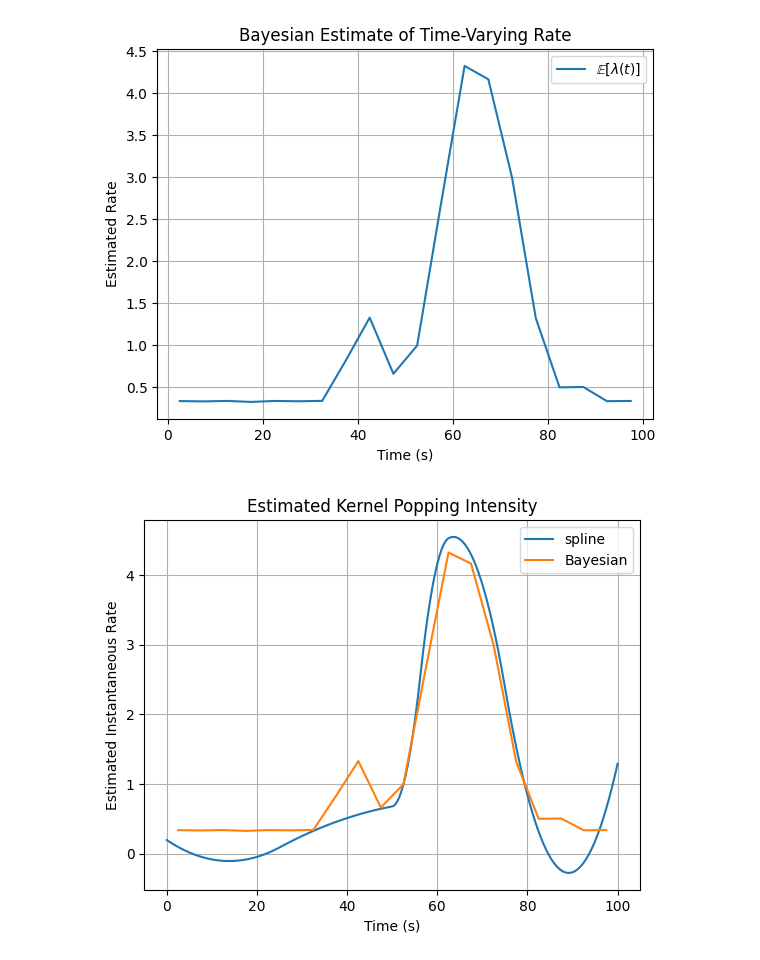
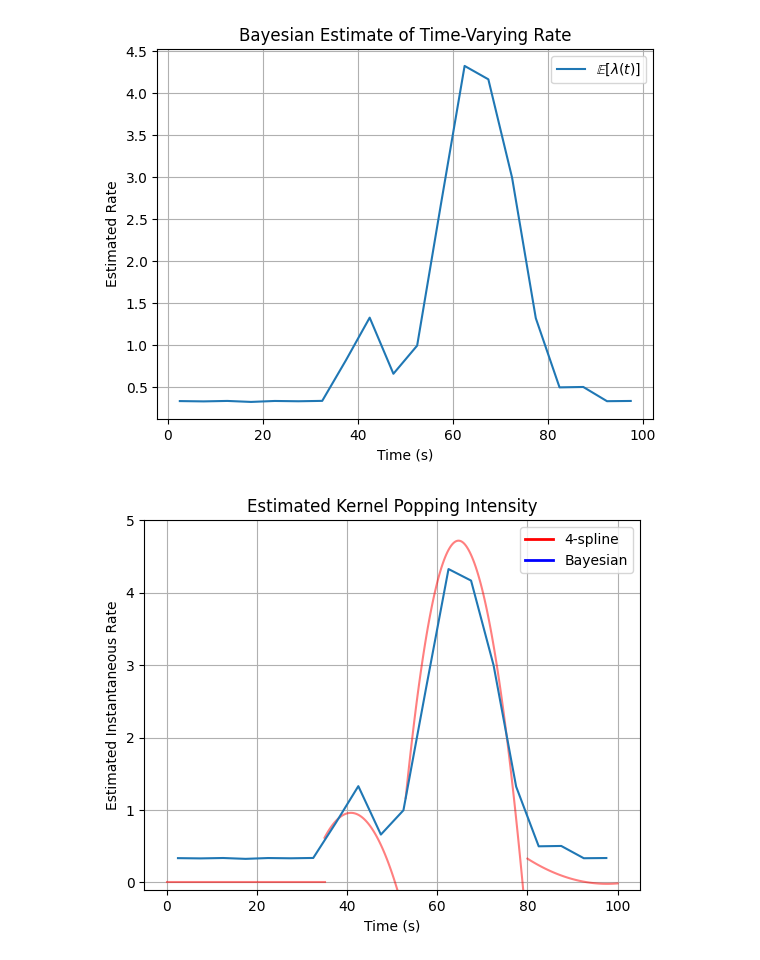
Before and after one commit to siddhantamberkar/popcorn, a Jupyter notebook: poisson-pops.ipynb, the cells around one changed output. Cells and saved outputs as stored; diff of their text form; code cells hidden in the pictures.

```diff
--- a/poisson-pops.ipynb
+++ b/poisson-pops.ipynb
@@ -147,0 +179,17 @@ plt.show()
+# %%
+from matplotlib.lines import Line2D
+
+plt.plot(time, lambda_hat, label=r'$\hat{\lambda}(t)$', alpha = 0.6)
+for deriv_spline, start, end in lambdas:
+    t_region = np.linspace(start, end, 100)
+    plt.plot(t_region, deriv_spline(t_region), label=rf"$\hat{{\lambda}}_{4}$(t) $\in$ [{start},{end}]", color = "orange", alpha = 0.6)
+custom_lines = [
+    Line2D([0], [0], color='orange', lw=2, label="4-spline", alpha = 0.6),
+    Line2D([0], [0], color='blue', lw=2, label="1-spline", alpha = 0.6)
+]
+plt.legend(handles=custom_lines)
+plt.xlabel("Time (s)")
+plt.ylabel("Estimated Pop Rate")
+plt.title(r"$\hat{{\Lambda}}_{4}(t)$ vs. $\hat{{\Lambda}}_{1}(t)$")
+plt.grid()
+plt.show()
@@ -187,13 +239,22 @@ for Jupyter support
 Sampling 4 chains for 1_000 tune and 1_000 draw iterations (4_000 + 4_000 draws total) took 1 seconds.
 [figure]
 # %%
-plt.plot(time, lambda_hat, label=r'spline')
+for deriv_spline, start, end in lambdas:
+    t_region = np.linspace(start, end, 100)
+    plt.plot(t_region, deriv_spline(t_region), color = "red", alpha = 0.5)
+#plt.plot(time, lambda_hat, label=r'spline')
 plt.xlabel("Time (s)")
 plt.ylabel("Estimated Instantaneous Rate")
-plt.plot(midpoints, lambda_mean, label=r'Bayesian')
+custom_lines = [
+    Line2D([0], [0], color='red', lw=2, label="4-spline"),
+    Line2D([0], [0], color='blue', lw=2, label="Bayesian")
+]
+
+plt.legend(handles=custom_lines)
+plt.plot(midpoints, lambda_mean)
 plt.title("Estimated Kernel Popping Intensity")
+plt.ylim(-0.1,5)
 plt.grid()
-plt.legend()
 plt.show()
 # %% [output]
-[figure, old version]
+[figure, new version]
```
Also changed, not shown: parts of 15 cells of this notebook, 1 other file.
